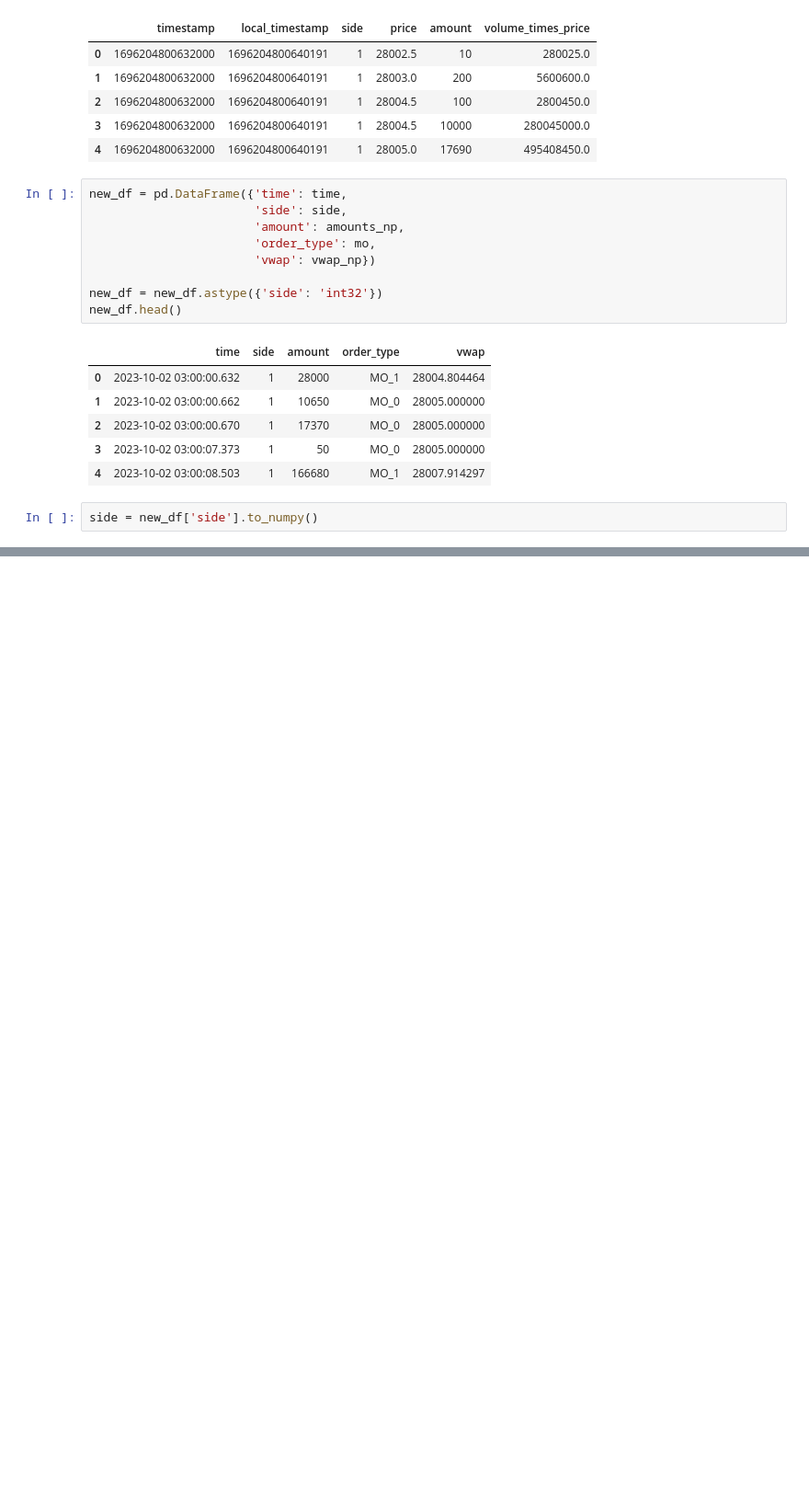
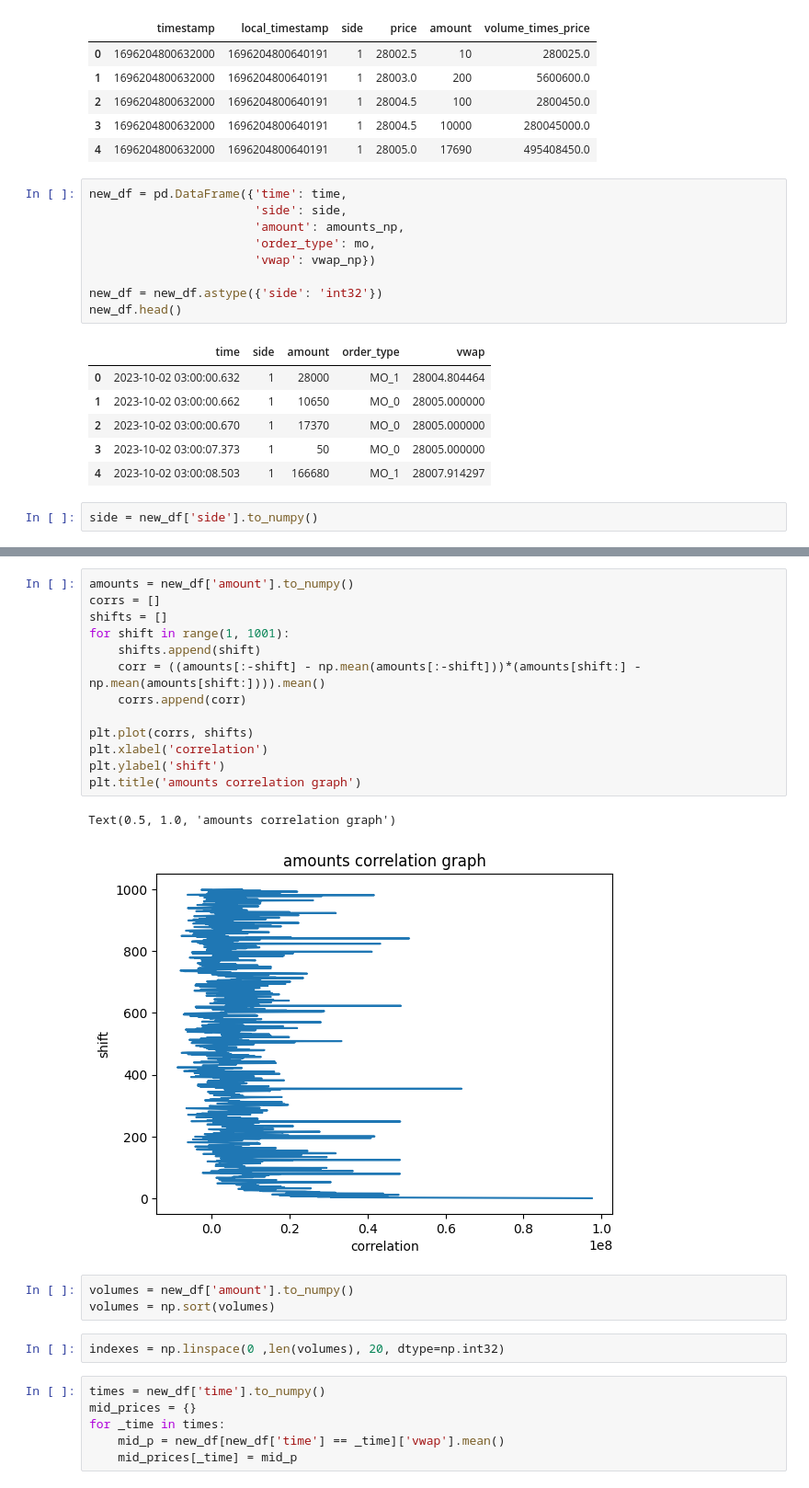
Before and after one commit to Kasymkhankhubiyev/Sirius-Uni, a Jupyter notebook: HighFrequencyTrading/Deribit_Trading.ipynb, the cells around one changed output, grey strips where cells are left out. Shown at 92% size. Drawn from its saved outputs; the diff is of its cells as text; blank space fills up the shorter version.

```diff
--- a/HighFrequencyTrading/Deribit_Trading.ipynb
+++ b/HighFrequencyTrading/Deribit_Trading.ipynb
@@ -214,0 +243,27 @@ plt.plot(np.arange(len(side[shift:])), corr)
+# %%
+amounts = new_df['amount'].to_numpy()
+corrs = []
+shifts = []
+for shift in range(1, 1001):
+    shifts.append(shift)
+    corr = ((amounts[:-shift] - np.mean(amounts[:-shift]))*(amounts[shift:] - np.mean(amounts[shift:]))).mean()
+    corrs.append(corr)
+
+plt.plot(corrs, shifts)
+plt.xlabel('correlation')
+plt.ylabel('shift')
+plt.title('amounts correlation graph')
+# %% [output]
+Text(0.5, 1.0, 'amounts correlation graph')
+[figure, added]
+# %%
+volumes = new_df['amount'].to_numpy()
+volumes = np.sort(volumes)
+# %%
+indexes = np.linspace(0 ,len(volumes), 20, dtype=np.int32)
+# %%
+times = new_df['time'].to_numpy()
+mid_prices = {}
+for _time in times:
+    mid_p = new_df[new_df['time'] == _time]['vwap'].mean()
+    mid_prices[_time] = mid_p
```
Also changed, not shown: parts of 20 cells of this notebook, 3 other files.
